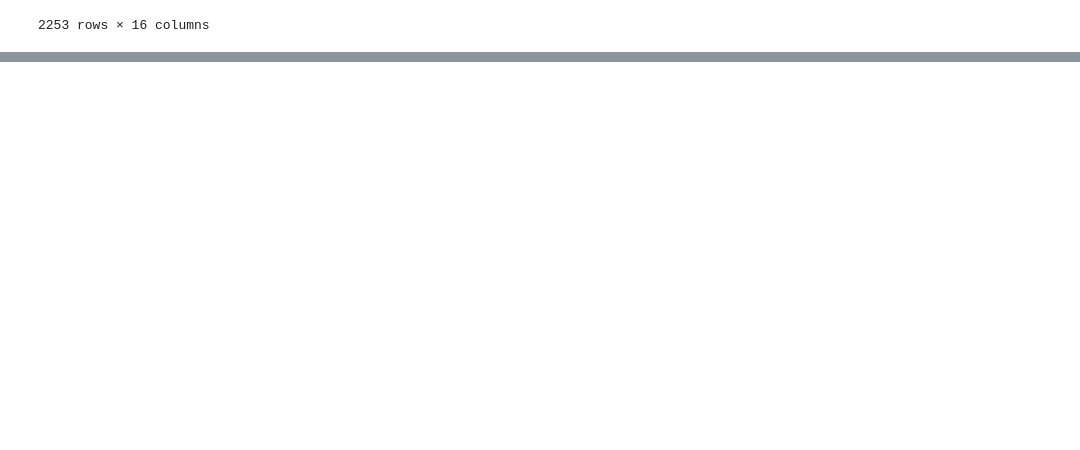
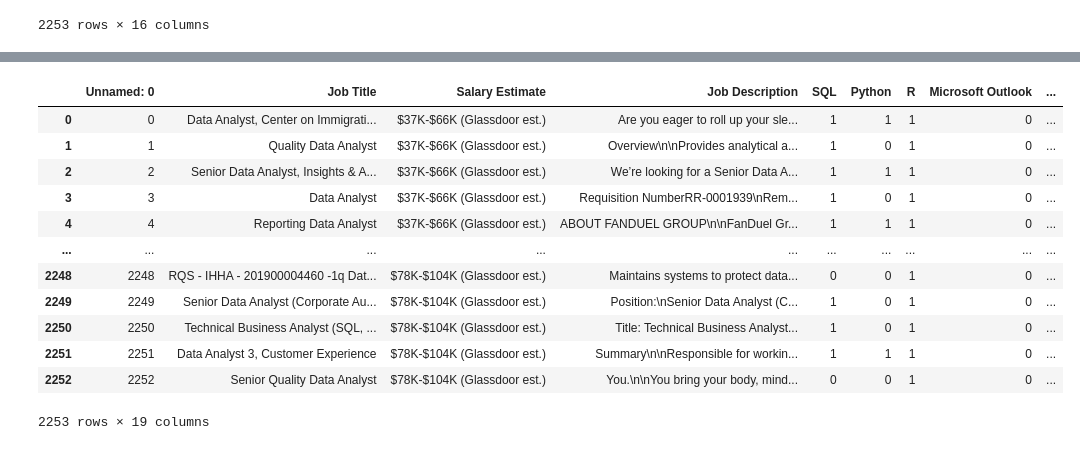
Before and after one commit to VinogradovIlya/algo, a Jupyter notebook: pro2_m3y4/main_4.ipynb, the cells around one changed output, grey strips where cells are left out. Drawn from its saved outputs; the diff is of its cells as text; code cells hidden in the pictures; blank space fills up the shorter version.

```diff
--- a/pro2_m3y4/main_4.ipynb
+++ b/pro2_m3y4/main_4.ipynb
@@ -30,0 +32,33 @@ df['Job Title'][0]
+# %%
+df['SQL'] = df['Job Description'].apply(lambda x: int('sql' in x.lower()))
+df['Python'] = df['Job Description'].apply(lambda x: int('python' in x.lower()))
+df['R'] = df['Job Description'].apply(lambda x: int('r' in x.lower()))
+df['Microsoft Outlook'] = df['Job Description'].apply(lambda x: int('microsoft outlook' in x.lower()))
+df['Excel'] = df['Job Description'].apply(lambda x: int('excel' in x.lower()))
+df['Word'] = df['Job Description'].apply(lambda x: int('word' in x.lower()))
+df['Mixpanel'] = df['Job Description'].apply(lambda x: int('mixpanel' in x.lower()))
+df['MS Power BI'] = df['Job Description'].apply(lambda x: int('ms power bi' in x.lower()) )
+df['SharePoint'] = df['Job Description'].apply(lambda x: int('sharepoint' in x.lower()))
+df['ServiceNow'] = df['Job Description'].apply(lambda x: int('servicenow' in x.lower()))
+df['MS Project'] = df['Job Description'].apply(lambda x: int('ms project' in x.lower()))
+df['Planview'] = df['Job Description'].apply(lambda x: int('planview' in x.lower()) )
+df['Java'] = df['Job Description'].apply(lambda x: int('java' in x.lower()) )
+df['C#'] = df['Job Description'].apply(lambda x: int('c#' in x.lower()) )
+df['C++'] = df['Job Description'].apply(lambda x: int('c++' in x.lower()))
+# %%
+new_df = df.drop(columns=['Rating', 'Company Name', 'Location', 'Headquarters', 'Size', 'Founded', 'Type of ownership', 'Industry', 'Sector', 'Revenue', 'Competitors', 'Easy Apply'])
+new_df
+# %% [output]
+|  | Unnamed: 0 | Job Title | Salary Estimate | Job Description | SQL | Python | R | Microsoft Outlook | ... |
+| 0 | 0 | Data Analyst, Center on Immigrati... | $37K-$66K (Glassdoor est.) | Are you eager to roll up your sle... | 1 | 1 | 1 | 0 | ... |
+| 1 | 1 | Quality Data Analyst | $37K-$66K (Glassdoor est.) | Overview\n\nProvides analytical a... | 1 | 0 | 1 | 0 | ... |
+| 2 | 2 | Senior Data Analyst, Insights & A... | $37K-$66K (Glassdoor est.) | We’re looking for a Senior Data A... | 1 | 1 | 1 | 0 | ... |
+| 3 | 3 | Data Analyst | $37K-$66K (Glassdoor est.) | Requisition NumberRR-0001939\nRem... | 1 | 0 | 1 | 0 | ... |
+| 4 | 4 | Reporting Data Analyst | $37K-$66K (Glassdoor est.) | ABOUT FANDUEL GROUP\n\nFanDuel Gr... | 1 | 1 | 1 | 0 | ... |
+| ... | ... | ... | ... | ... | ... | ... | ... | ... | ... |
+| 2248 | 2248 | RQS - IHHA - 201900004460 -1q Dat... | $78K-$104K (Glassdoor est.) | Maintains systems to protect data... | 0 | 0 | 1 | 0 | ... |
+| 2249 | 2249 | Senior Data Analyst (Corporate Au... | $78K-$104K (Glassdoor est.) | Position:\nSenior Data Analyst (C... | 1 | 0 | 1 | 0 | ... |
+| 2250 | 2250 | Technical Business Analyst (SQL, ... | $78K-$104K (Glassdoor est.) | Title: Technical Business Analyst... | 1 | 0 | 1 | 0 | ... |
+| 2251 | 2251 | Data Analyst 3, Customer Experience | $78K-$104K (Glassdoor est.) | Summary\n\nResponsible for workin... | 1 | 1 | 1 | 0 | ... |
+| 2252 | 2252 | Senior Quality Data Analyst | $78K-$104K (Glassdoor est.) | You.\n\nYou bring your body, mind... | 0 | 0 | 1 | 0 | ... |
+2253 rows × 19 columns
```
Also changed, not shown: parts of 4 cells of this notebook, 12 other files.
